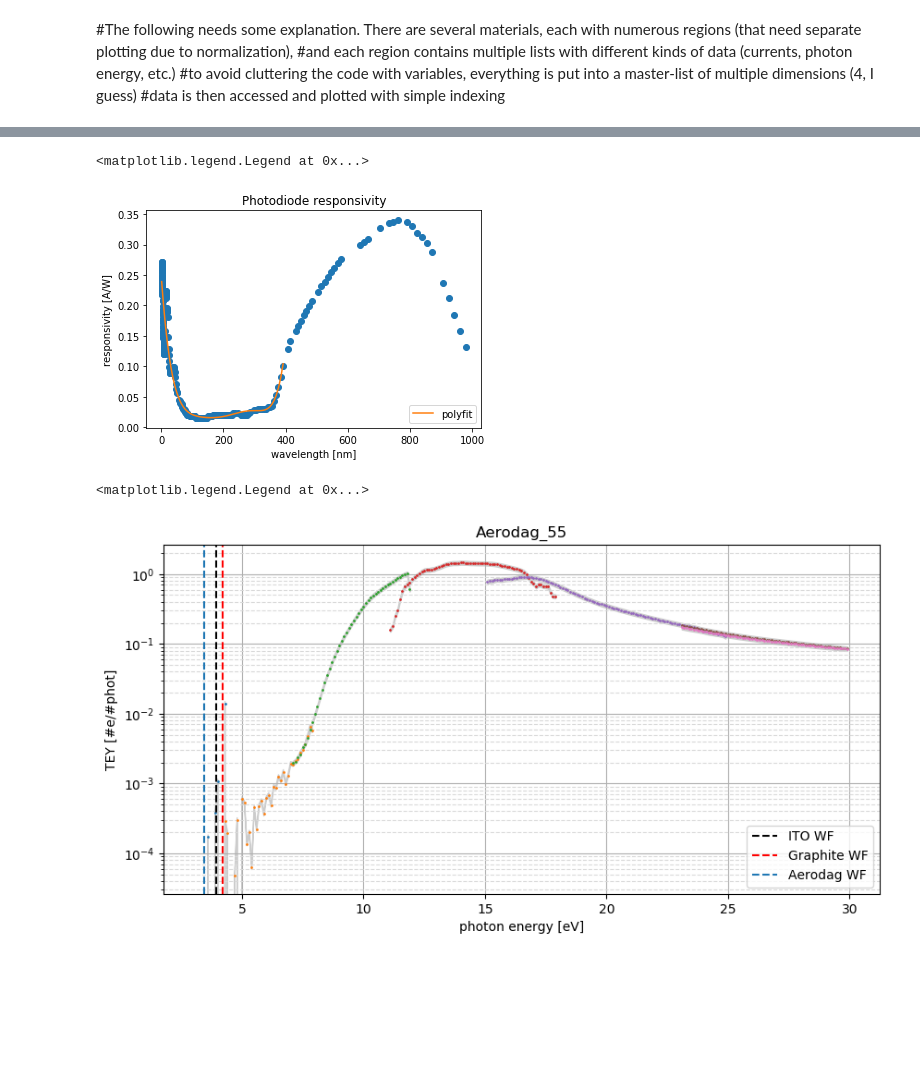
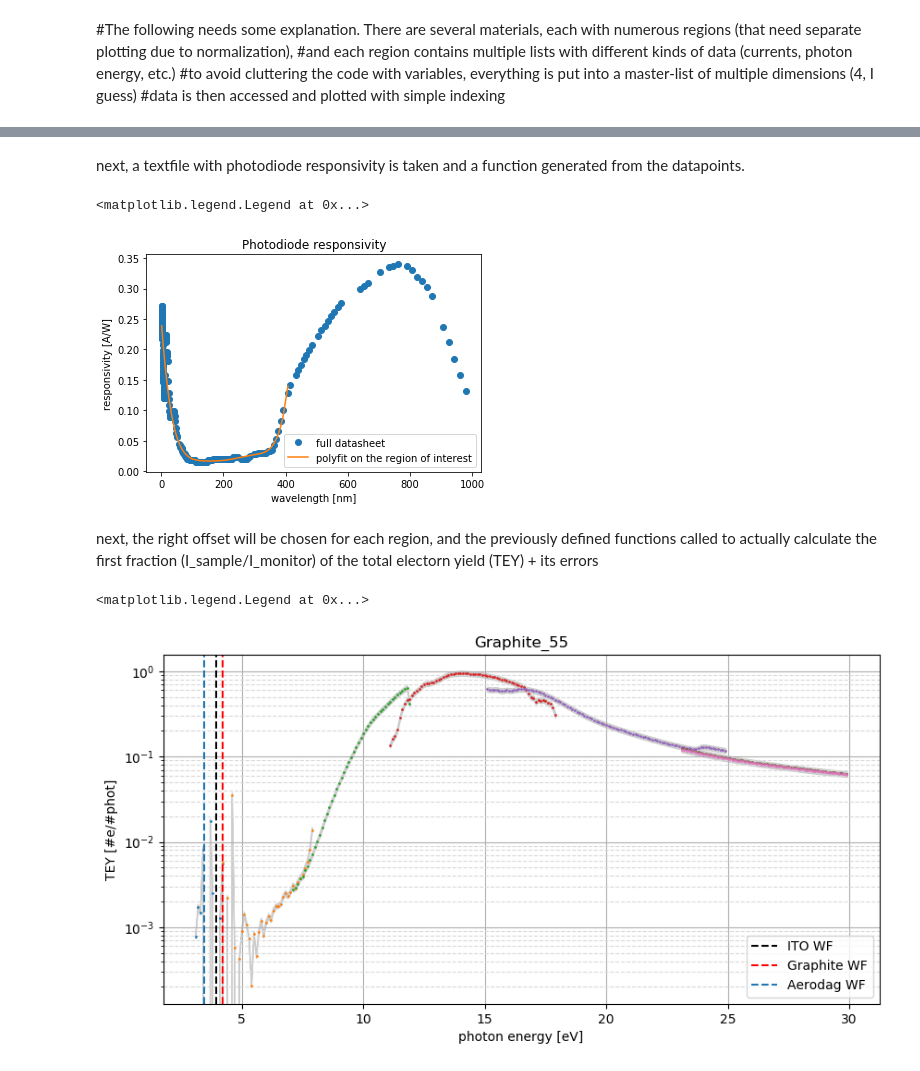
Before and after one commit to sebastiankalos/Elettra_data, a Jupyter notebook: BEAR_analysis.ipynb, the cells around one changed output, grey strips where cells are left out. Saved outputs shown, nothing was run; the diff lists cells and outputs as text; code cells hidden in the pictures; blank space fills up the shorter version.

```diff
--- a/BEAR_analysis.ipynb
+++ b/BEAR_analysis.ipynb
@@ -91,25 +97,20 @@ def get_region_df(reg_filename, reg_number, material_name):
 # %%
 def concate_data(materials, regs_per_sample, file_number):
-#A function that concates dataframes from all regions (Each read separately from its own file) into a large dataframe
+#A function that concates dataframes from all regions (each reagion read separately from its own file) into a large dataframe
 
-    if "dark" in materials[0]: #for dark offsets, we use a single file, not regionwise --> different filename
-        df = get_region_df(f"/Users/sebastiankalos/Documents/Moondust/Elettra_data/20210802_arneodo/file(1)" + "{:04d}".format(file_number) + ".txt", 0, "no material (dark)")
+    if "dark" in materials[0]: #for dark offsets ("dark" keyword needed instead of materials list), we use a single file, not regionwise --> different filename used
+        df = get_region_df(f"20210802_arneodo/file(1)" + "{:04d}".format(file_number) + ".txt", 0, "no material (dark)") #get dataframe using get_region_df function
         return(df)
-    else:
-        all_run_regions = []
-        for j in range(0,len(materials)): #for each material
+    else: #for regular datafiles (not dark offset --> separate files for each region)
+        all_run_regions = [] #list that will store dataframes to be concated
+        for j in range(0,len(materials)): #for each material (cannot use 'for material in materials' because of the file numbering)
             material_name = materials[j] #copy name of the material
 
-            for i in range(regs_per_sample * j + 1, regs_per_sample * (j+1) +1): #for each region corresponding to this material (note the region numering!)
+            for i in range(regs_per_sample * j + 1, regs_per_sample * (j+1) +1): #for each region corresponding to this material (note the region numbering!)
+                #first material on a sample holder has files 1,...,7, second 8,...,14, etc
 
-                #read the corresponding textfile and extract its data into a dataframe using a function defined above
-                if "photodiode" in material_name: #for photodiode readings
-                    append_this = get_region_df(f"/Users/sebastiankalos/Documents/Moondust/Elettra_data/20210802_arneodo/file(1)_Region {i}__" + "{:04d}".format(file_number) + ".txt",i, material_name)
-                    all_run_regions.append(append_this)
-
-                else: #for normal signal readings
-                    append_this = get_region_df(f"/Users/sebastiankalos/Documents/Moondust/Elettra_data/20210802_arneodo/file(1)_Region {i}__" + "{:04d}".format(file_number) + ".txt",i, material_name)
-                    all_run_regions.append(append_this) #append the dataframe to others
+                append_this = get_region_df(f"20210802_arneodo/file(1)_Region {i}__" + "{:04d}".format(file_number) + ".txt",i, material_name)
+                all_run_regions.append(append_this) #append the dataframe to others
 
         df = pd.concat(all_run_regions, ignore_index=True, sort=False) #combine all region and material dataframes into a single large one, without sorting (done separately later)
     return(df)
@@ -332,12 +365,14 @@ def convert_eV_to_wavelength(energy_eV_list):
 ITO_WF = 3.95 #eV
 Graphite_WF = 4.21 #eV
 Aerodag_WF = 3.45
+# %% [markdown]
+next, a textfile with photodiode responsivity is taken and a function generated from the datapoints.
 # %%
 # load photodiode responsivity from a textfile:
 lambda_nm, responsivity = [],[] #responsivity in Amperes per Watt!
 
-filename = "/Users/sebastiankalos/Documents/Moondust/Elettra_data/sxuv_responsivity.txt"
-startline = 3
+filename = "sxuv_responsivity.txt"
+startline = 3 #first two lines are useless
 
 copy_lines=[]
 with open(filename) as f:
@@ -359,17 +394,20 @@ for i in range(0, len(lambda_nm)):
     lambda_nm[i] = float(lambda_nm[i])
     responsivity[i] = float(responsivity[i])
 
-plt.plot(lambda_nm, responsivity, 'o')
+#plot responsivity
+plt.plot(lambda_nm, responsivity, 'o', label="full datasheet")
 plt.xlabel('wavelength [nm]')
 plt.ylabel('responsivity [A/W]')
 plt.title('Photodiode responsivity')
 
-lambda_nm_2 = [i for i in lambda_nm if i <= 400]
+#I want to fit the responsivity function, however, I need not worry about wavelengths above cca 413nm (3eV photon energy)
+# so I make a copy of the responsivity up until that wavelength and fit this instead:
+lambda_nm_2 = [i for i in lambda_nm if i <= 413]
 responsivity_2 = responsivity[:len(lambda_nm_2)]
 
-responsivity_fit = np.poly1d(np.polyfit(lambda_nm_2, responsivity_2, 6))
-plt.plot(lambda_nm_2, responsivity_fit(lambda_nm_2), '-', label="polyfit")
+responsivity_fit = np.poly1d(np.polyfit(lambda_nm_2, responsivity_2, 6)) #make a polynomial fit (I wiggled with the order, 6 seems to be very good) and plot it
+plt.plot(lambda_nm_2, responsivity_fit(lambda_nm_2), '-', label="polyfit on the region of interest")
 plt.legend(loc="lower right")
 # %% [output]
 <matplotlib.legend.Legend at 0x...>
-[figure, old version]
+[figure, new version]
@@ -426,0 +414,2 @@ for i in range(1, regs_per_sample+1): #for each region
+# %% [markdown]
+next, the right offset will be chosen for each region, and the previously defined functions called to actually calculate the first fraction (I_sample/I_monitor) of the total electorn yield (TEY) + its errors
@@ -427,7 +481,7 @@ for i in range(1, regs_per_sample+1): #for each region
 # %%
 figure(figsize=(10, 5), dpi=100)
 
-material_index = 0
+material_index = 1
 
 for region_index in range(0, regs_per_sample):
     if region_index in use_BPM_region_indexes:
@@ -435,34 +489,34 @@ for region_index in range(0, regs_per_sample):
         FIRST_FRAC_ERR = MATERIALS[material_index][region_index][10]
 
     else:
         FIRST_FRAC = MATERIALS[material_index][region_index][4]
         FIRST_FRAC_ERR = MATERIALS[material_index][region_index][9]
 
     TEY_reg = [i * j * k for i,j,k in zip(FIRST_FRAC, SECOND_FRAC[region_index], FACTOR[region_index])]
     TEY_reg_err = [np.sqrt((dF1*F2*F3)**2 + (F1*dF2*F3)**2 + (F1*F2*dF3)**2) for F1,F2,F3,dF1,dF2,dF3 in zip(FIRST_FRAC,SECOND_FRAC[region_index],FACTOR[region_index],FIRST_FRAC_ERR, SECOND_FRAC_ERR[region_index],FACTOR_ERR[region_index])]
 
     phot_E_reg = MATERIALS[material_index][region_index][2]
 
     plt.fill_between(phot_E_reg, [i-j for i,j in zip(TEY_reg,TEY_reg_err)], [i+j for i,j in zip(TEY_reg,TEY_reg_err)], color='0.8')
     plt.plot(phot_E_reg, TEY_reg, marker, markersize=1)
 
 plt.yscale('log')
 plt.title(materials[material_index])
 
 plt.xlabel('photon energy [eV]')
 plt.ylabel('TEY [#e/#phot]')
 plt.grid(linestyle='--')
 plt.grid(which = 'major', linestyle='-')
 plt.grid(which = 'minor', linestyle='--', color='0.85')
 
 
 plt.axvline(x=ITO_WF, color='k', linestyle='--', label="ITO WF")
 plt.axvline(x=Graphite_WF, color='r', linestyle='--', label="Graphite WF")
 plt.axvline(x=Aerodag_WF, linestyle='--', label="Aerodag WF")
 plt.legend(loc="lower right")
 # %% [output]
 <matplotlib.legend.Legend at 0x...>
-[figure, old version]
+[figure, new version]
 # %%
 figure(figsize=(10, 5), dpi=100)
 
```
Also changed, not shown: parts of 24 cells of this notebook.
